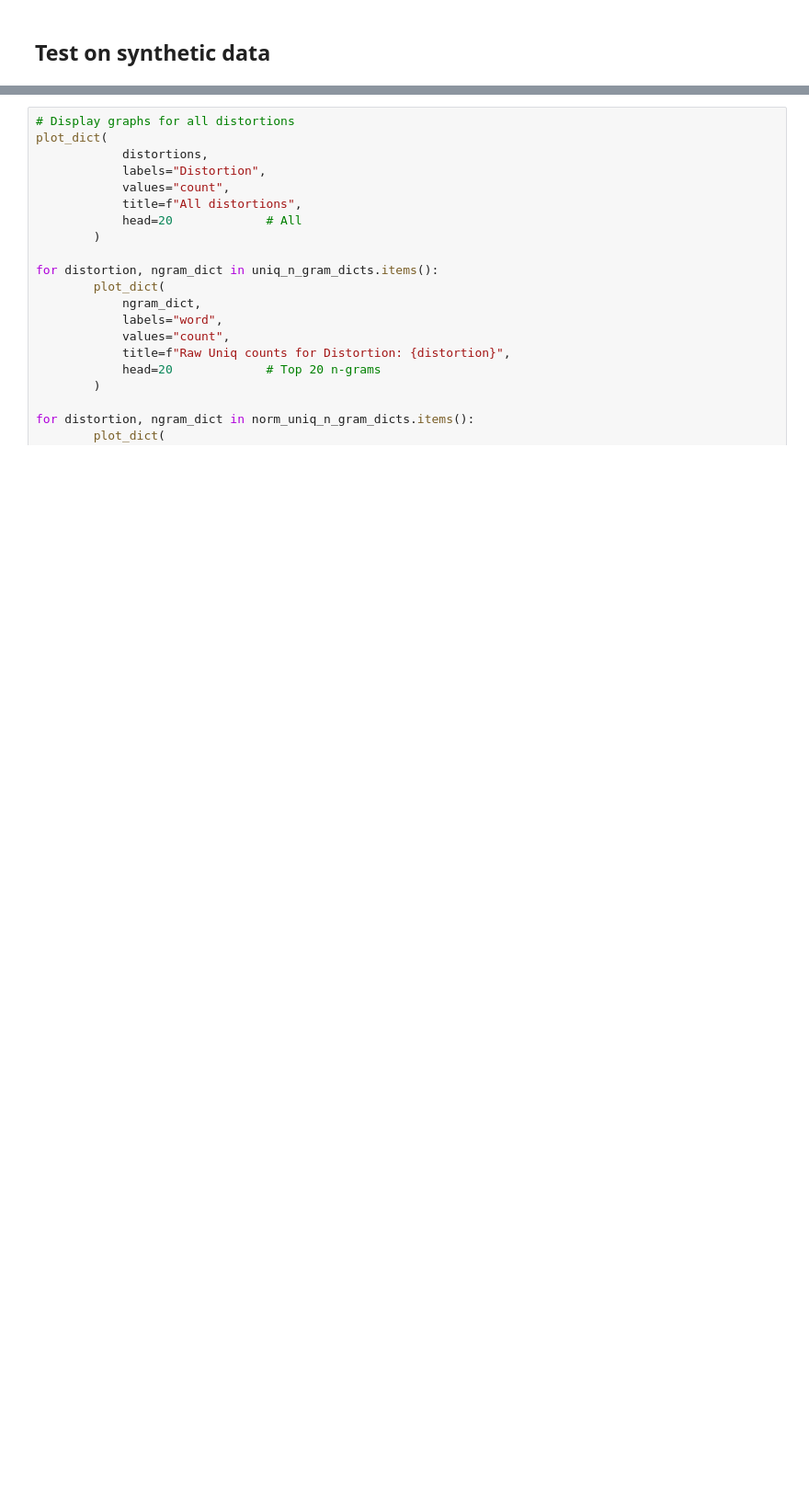
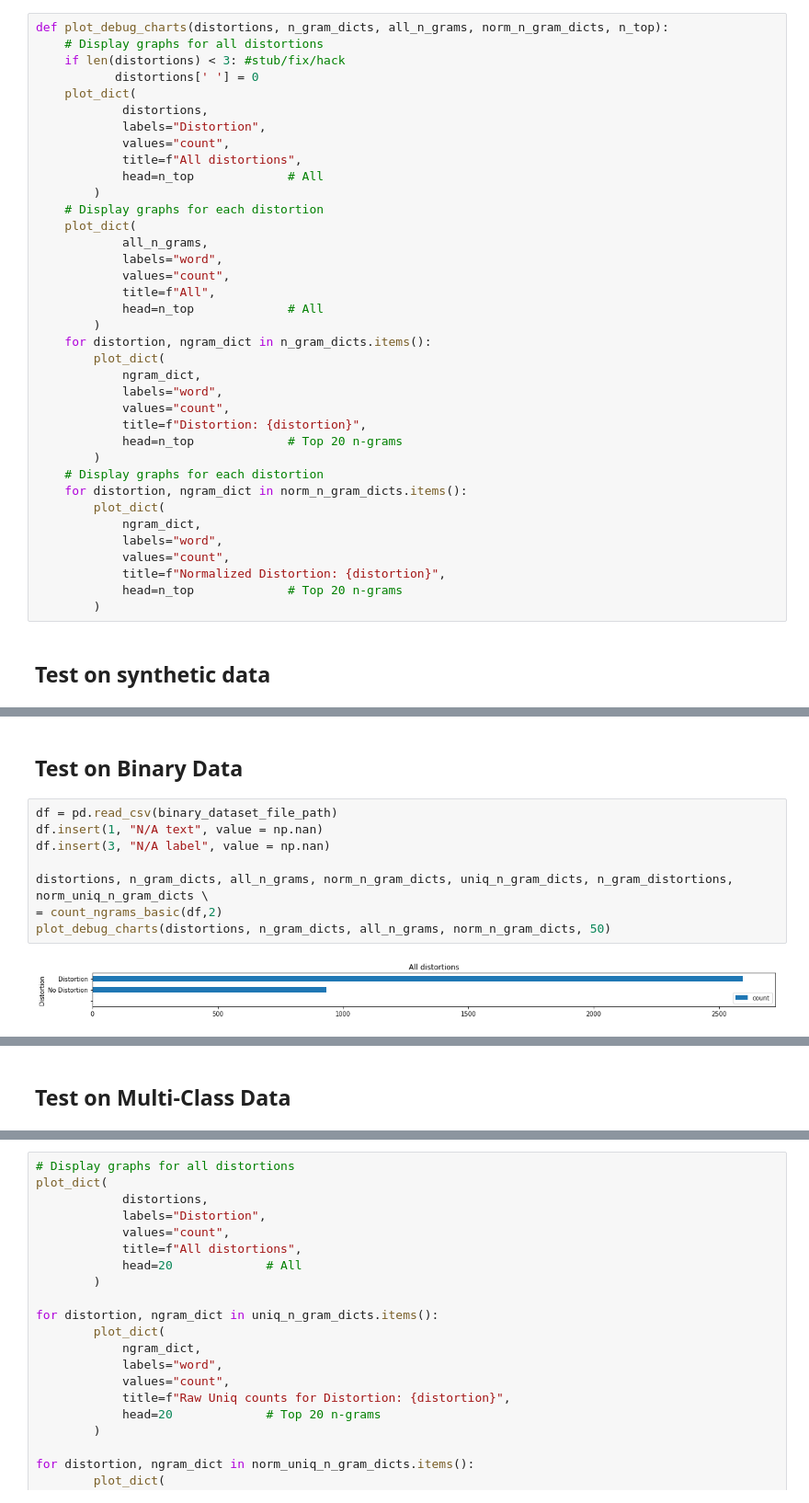
Before and after one commit to aigents/pygents, a Jupyter notebook: notebooks/nlp/sentiment/distortions_preliminary_data_checks.ipynb, the cells around one changed output, grey strips where cells are left out. Shown at 92% size. Drawn from its saved outputs; the diff is of its cells as text; blank space fills up the shorter version.

```diff
--- a/notebooks/nlp/sentiment/distortions_preliminary_data_checks.ipynb
+++ b/notebooks/nlp/sentiment/distortions_preliminary_data_checks.ipynb
@@ -224,5 +364,42 @@ def count_ngrams_basic(path: str, n_max: int):
                 norm_uniq_n_gram_dict[n_gram] = float( dic[n_gram] ) / distortions[uniq_n_gram_dict] / len(n_gram_distortions[n_gram])
 
     return distortions, n_gram_dicts, all_n_grams, norm_n_gram_dicts, uniq_n_gram_dicts, n_gram_distortions, norm_uniq_n_gram_dicts
+# %%
+def plot_debug_charts(distortions, n_gram_dicts, all_n_grams, norm_n_gram_dicts, n_top):
+    # Display graphs for all distortions
+    if len(distortions) < 3: #stub/fix/hack
+           distortions[' '] = 0
+    plot_dict(
+            distortions,
+            labels="Distortion",
+            values="count",
+            title=f"All distortions",
+            head=n_top             # All
+        )
+    # Display graphs for each distortion
+    plot_dict(
+            all_n_grams,
+            labels="word",
+            values="count",
+            title=f"All",
+            head=n_top             # All
+        )
+    for distortion, ngram_dict in n_gram_dicts.items():
+        plot_dict(
+            ngram_dict,
+            labels="word",
+            values="count",
+            title=f"Distortion: {distortion}",
+            head=n_top             # Top 20 n-grams
+        )
+    # Display graphs for each distortion
+    for distortion, ngram_dict in norm_n_gram_dicts.items():
+        plot_dict(
+            ngram_dict,
+            labels="word",
+            values="count",
+            title=f"Normalized Distortion: {distortion}",
+            head=n_top             # Top 20 n-grams
+        )
 # %% [markdown]
 ## Test on synthetic data
@@ -289,0 +435,12 @@ plot_debug_charts(distortions, n_gram_dicts, all_n_grams, norm_n_gram_dicts, 20)
+# %% [markdown]
+## Test on Binary Data
+# %%
+df = pd.read_csv(binary_dataset_file_path)
+df.insert(1, "N/A text", value = np.nan)
+df.insert(3, "N/A label", value = np.nan)
+
+distortions, n_gram_dicts, all_n_grams, norm_n_gram_dicts, uniq_n_gram_dicts, n_gram_distortions, norm_uniq_n_gram_dicts \
+= count_ngrams_basic(df,2)
+plot_debug_charts(distortions, n_gram_dicts, all_n_grams, norm_n_gram_dicts, 50)
+# %% [output]
+[figure, added]
@@ -290 +452,3 @@ plot_debug_charts(distortions, n_gram_dicts, all_n_grams, norm_n_gram_dicts, 20)
+# %% [markdown]
+## Test on Multi-Class Data
 # %%
```
Also changed, not shown: parts of 20 cells of this notebook, 1 other file.
